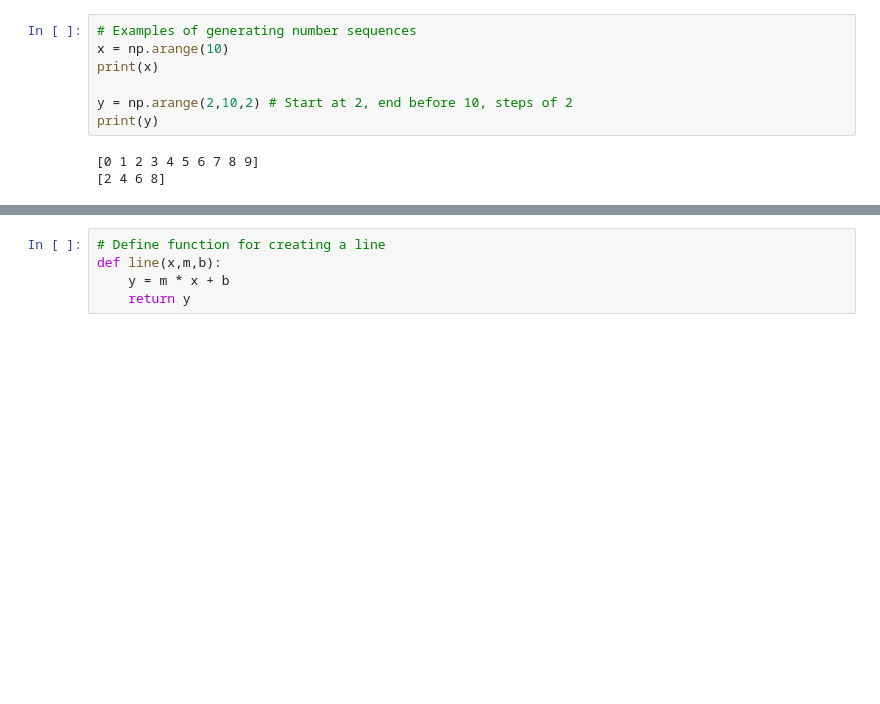
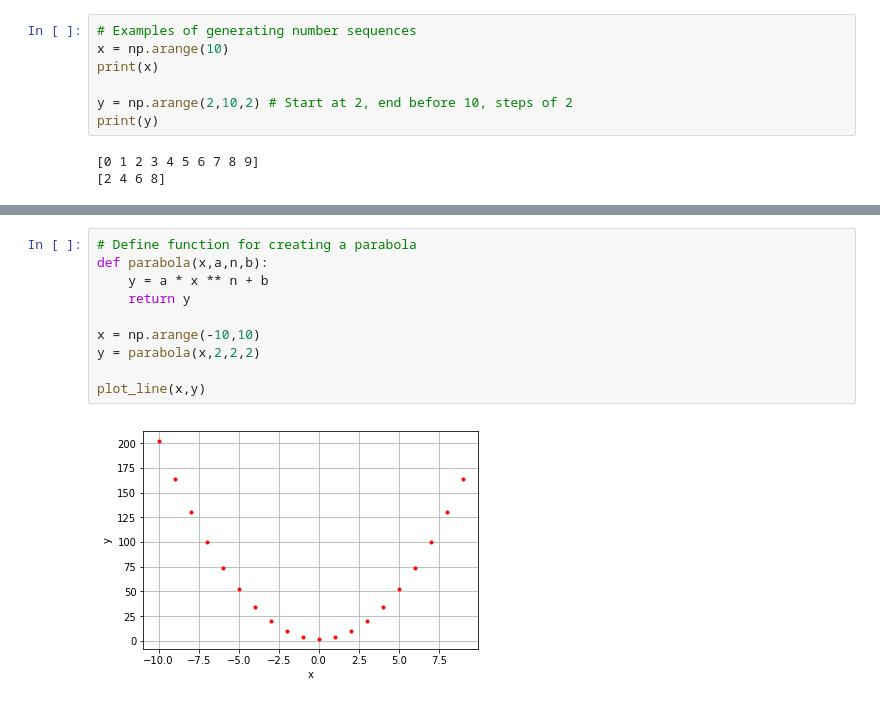
Before and after one commit to erinshappell/MizzouREU, a Jupyter notebook: Jupyter/Class_Example_5-21-19.ipynb, the cells around one changed output, grey strips where cells are left out. Drawn from its saved outputs; the diff is of its cells as text; blank space fills up the shorter version.

```diff
--- a/Jupyter/Class_Example_5-21-19.ipynb
+++ b/Jupyter/Class_Example_5-21-19.ipynb
@@ -42,5 +62,12 @@ plt.show()
 # %%
-# Define function for creating a line
-def line(x,m,b):
-    y = m * x + b
+# Define function for creating a parabola
+def parabola(x,a,n,b):
+    y = a * x ** n + b
     return y
+
+x = np.arange(-10,10)
+y = parabola(x,2,2,2)
+
+plot_line(x,y)
+# %% [output]
+[figure, added]
```
Also changed, not shown: parts of 5 cells of this notebook, 1 other file.
